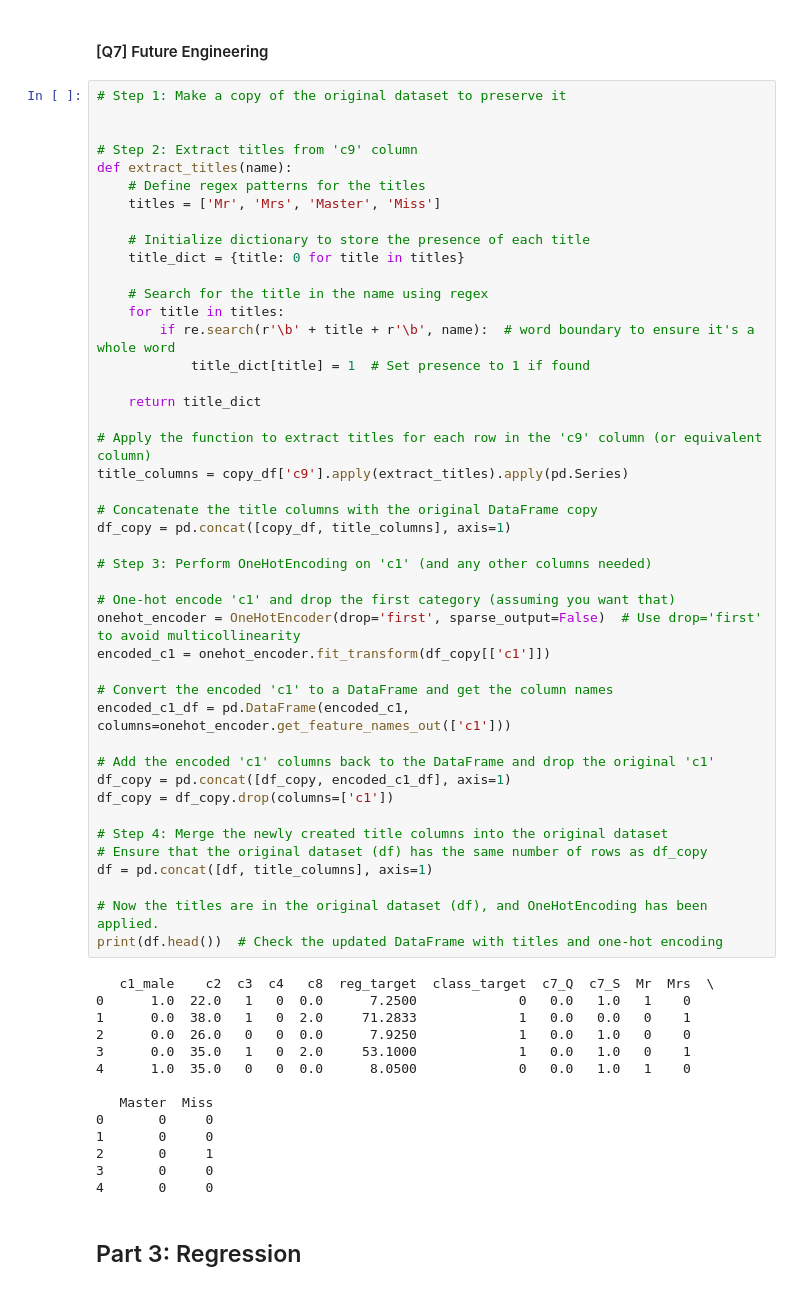
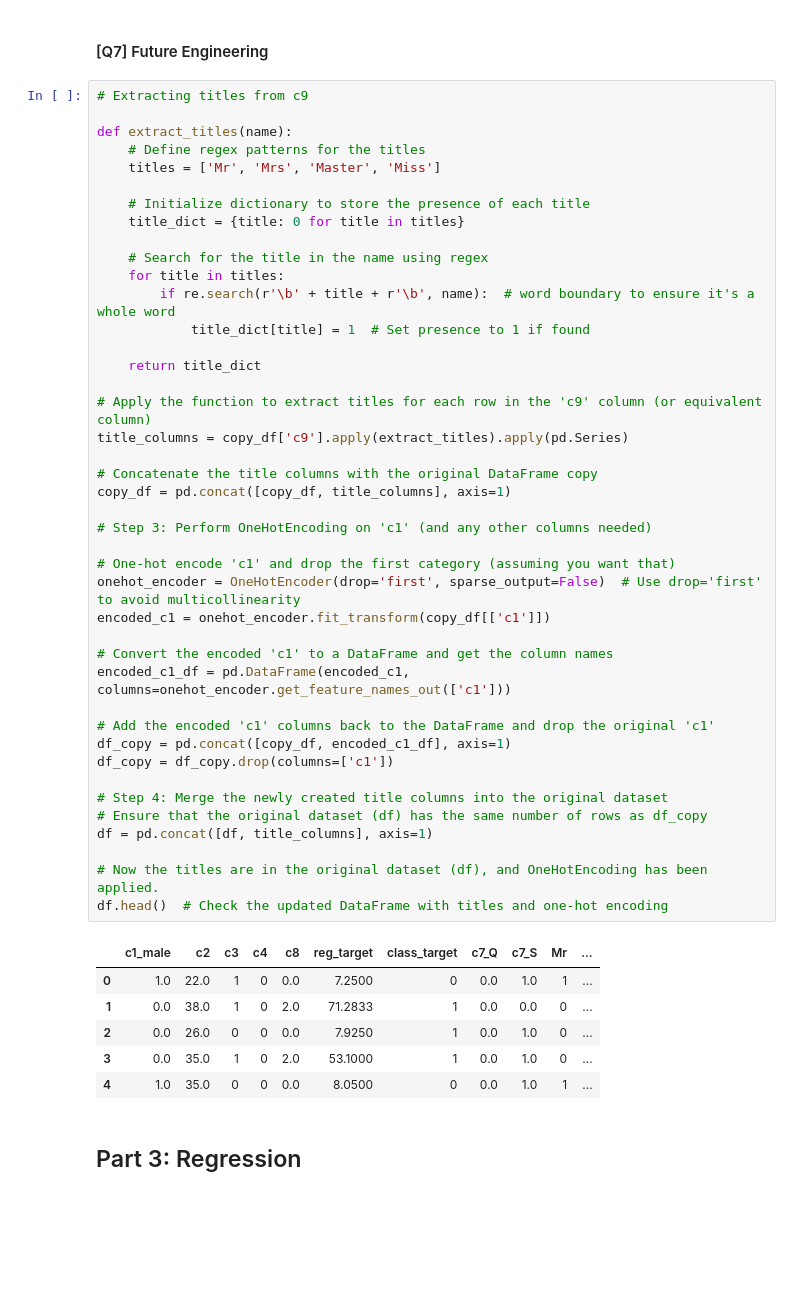
Before and after one commit to AnSloge/HKUST-COMP4211-Programming-Assignment-1, a Jupyter notebook: analysis.ipynb, the cells around one changed output. Cells and saved outputs as stored; diff of their text form; blank space fills up the shorter version.

```diff
--- a/analysis.ipynb
+++ b/analysis.ipynb
@@ -550,10 +519,8 @@ Index(['c1', 'c5', 'c7', 'c8', 'c9'], dtype='object')
 # %% [markdown]
 #### [Q7] Future Engineering
 # %%
-# Step 1: Make a copy of the original dataset to preserve it
+# Extracting titles from c9
 
-
-# Step 2: Extract titles from 'c9' column
 def extract_titles(name):
     # Define regex patterns for the titles
     titles = ['Mr', 'Mrs', 'Master', 'Miss']
@@ -563,50 +530,43 @@ def extract_titles(name):
 
     # Search for the title in the name using regex
     for title in titles:
         if re.search(r'\b' + title + r'\b', name):  # word boundary to ensure it's a whole word
             title_dict[title] = 1  # Set presence to 1 if found
 
     return title_dict
 
 # Apply the function to extract titles for each row in the 'c9' column (or equivalent column)
 title_columns = copy_df['c9'].apply(extract_titles).apply(pd.Series)
 
 # Concatenate the title columns with the original DataFrame copy
-df_copy = pd.concat([copy_df, title_columns], axis=1)
+copy_df = pd.concat([copy_df, title_columns], axis=1)
 
 # Step 3: Perform OneHotEncoding on 'c1' (and any other columns needed)
 
 # One-hot encode 'c1' and drop the first category (assuming you want that)
 onehot_encoder = OneHotEncoder(drop='first', sparse_output=False)  # Use drop='first' to avoid multicollinearity
-encoded_c1 = onehot_encoder.fit_transform(df_copy[['c1']])
+encoded_c1 = onehot_encoder.fit_transform(copy_df[['c1']])
 
 # Convert the encoded 'c1' to a DataFrame and get the column names
 encoded_c1_df = pd.DataFrame(encoded_c1, columns=onehot_encoder.get_feature_names_out(['c1']))
 
 # Add the encoded 'c1' columns back to the DataFrame and drop the original 'c1'
-df_copy = pd.concat([df_copy, encoded_c1_df], axis=1)
+df_copy = pd.concat([copy_df, encoded_c1_df], axis=1)
 df_copy = df_copy.drop(columns=['c1'])
 
 # Step 4: Merge the newly created title columns into the original dataset
 # Ensure that the original dataset (df) has the same number of rows as df_copy
 df = pd.concat([df, title_columns], axis=1)
 
 # Now the titles are in the original dataset (df), and OneHotEncoding has been applied.
-print(df.head())  # Check the updated DataFrame with titles and one-hot encoding
+df.head()  # Check the updated DataFrame with titles and one-hot encoding
 # %% [output]
-   c1_male    c2  c3  c4   c8  reg_target  class_target  c7_Q  c7_S  Mr  Mrs  \
-0      1.0  22.0   1   0  0.0      7.2500             0   0.0   1.0   1    0
-1      0.0  38.0   1   0  2.0     71.2833             1   0.0   0.0   0    1
-2      0.0  26.0   0   0  0.0      7.9250             1   0.0   1.0   0    0
-3      0.0  35.0   1   0  2.0     53.1000             1   0.0   1.0   0    1
-4      1.0  35.0   0   0  0.0      8.0500             0   0.0   1.0   1    0
-
-   Master  Miss
-0       0     0
-1       0     0
-2       0     1
-3       0     0
-4       0     0
+|  | c1_male | c2 | c3 | c4 | c8 | reg_target | class_target | c7_Q | c7_S | Mr | ... |
+| 0 | 1.0 | 22.0 | 1 | 0 | 0.0 | 7.2500 | 0 | 0.0 | 1.0 | 1 | ... |
+| 1 | 0.0 | 38.0 | 1 | 0 | 2.0 | 71.2833 | 1 | 0.0 | 0.0 | 0 | ... |
+| 2 | 0.0 | 26.0 | 0 | 0 | 0.0 | 7.9250 | 1 | 0.0 | 1.0 | 0 | ... |
+| 3 | 0.0 | 35.0 | 1 | 0 | 2.0 | 53.1000 | 1 | 0.0 | 1.0 | 0 | ... |
+| 4 | 1.0 | 35.0 | 0 | 0 | 0.0 | 8.0500 | 0 | 0.0 | 1.0 | 1 | ... |
 # %% [markdown]
 ## Part 3: Regression
 # %%
```
Also changed, not shown: parts of 14 cells of this notebook.
